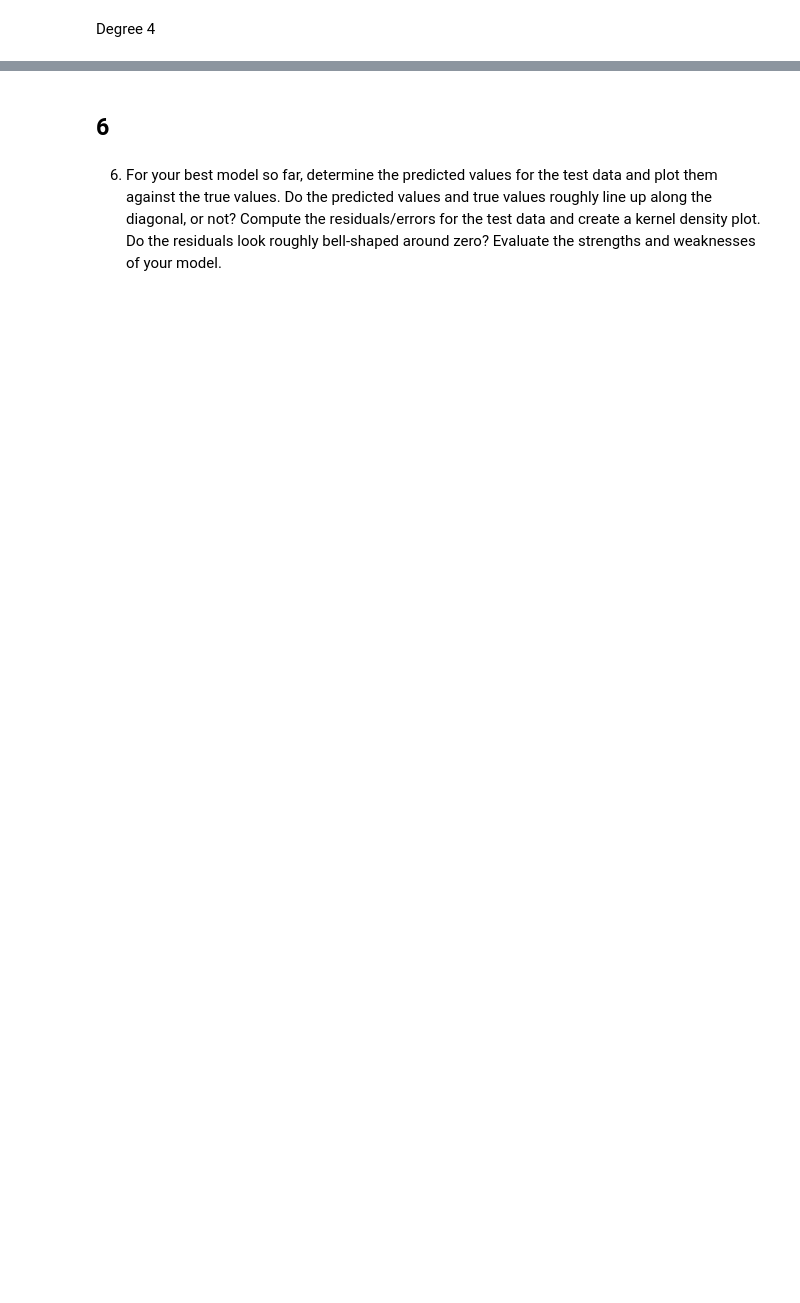
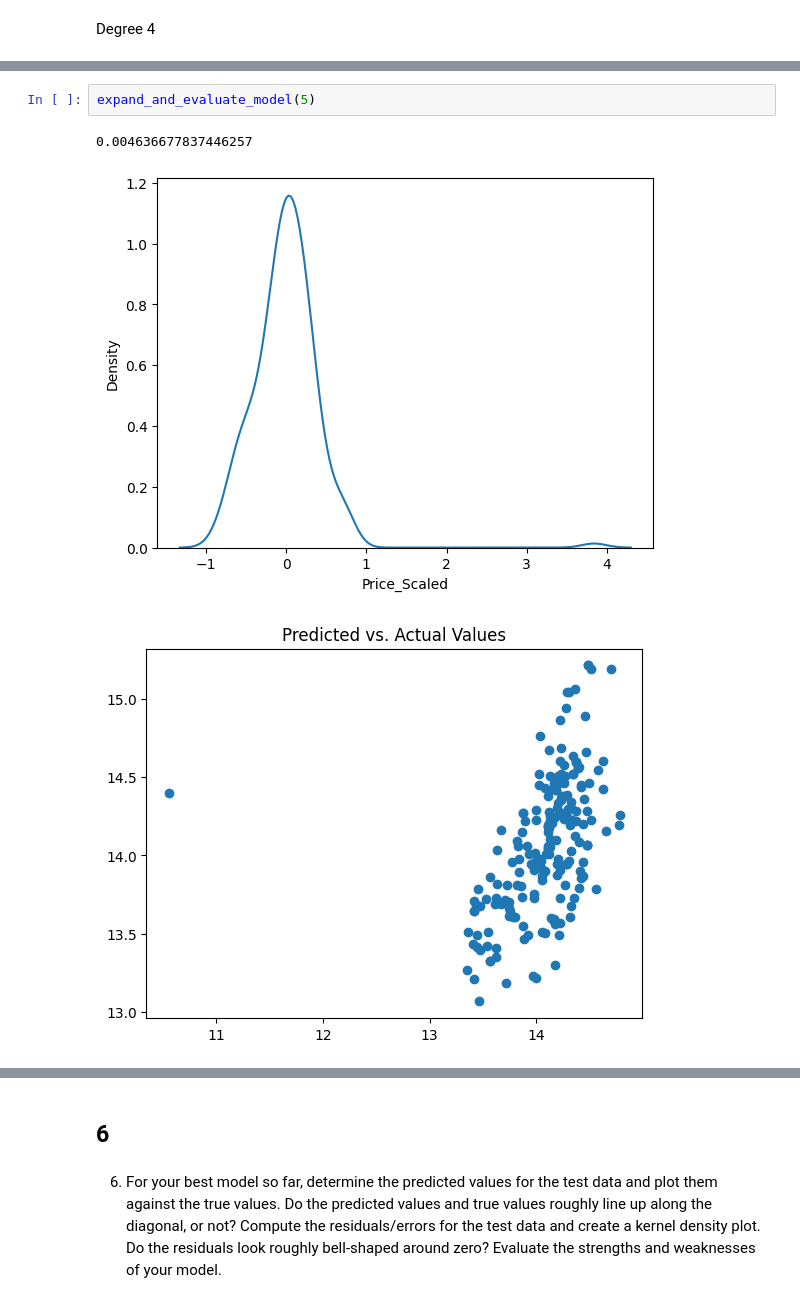
Before and after one commit to MKhour/DS3001, a Jupyter notebook: assignment4.ipynb, the cells around one changed output, grey strips where cells are left out. Cells and saved outputs as stored; diff of their text form; blank space fills up the shorter version.

```diff
--- a/assignment4.ipynb
+++ b/assignment4.ipynb
@@ -414,0 +472,6 @@ Degree 4
+# %%
+expand_and_evaluate_model(5)
+# %% [output]
+0.004636677837446257
+[figure, added]
+[figure, added]
```
Also changed, not shown: parts of 57 cells of this notebook.
